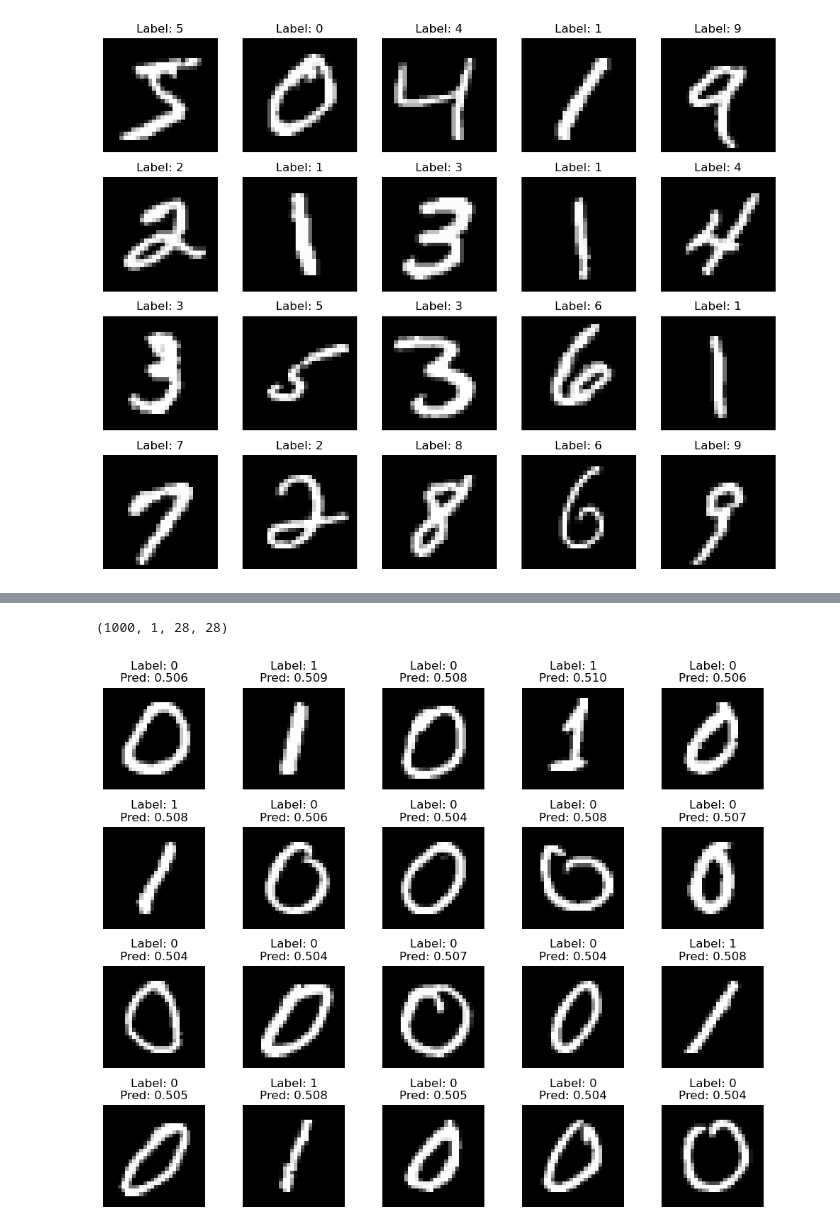
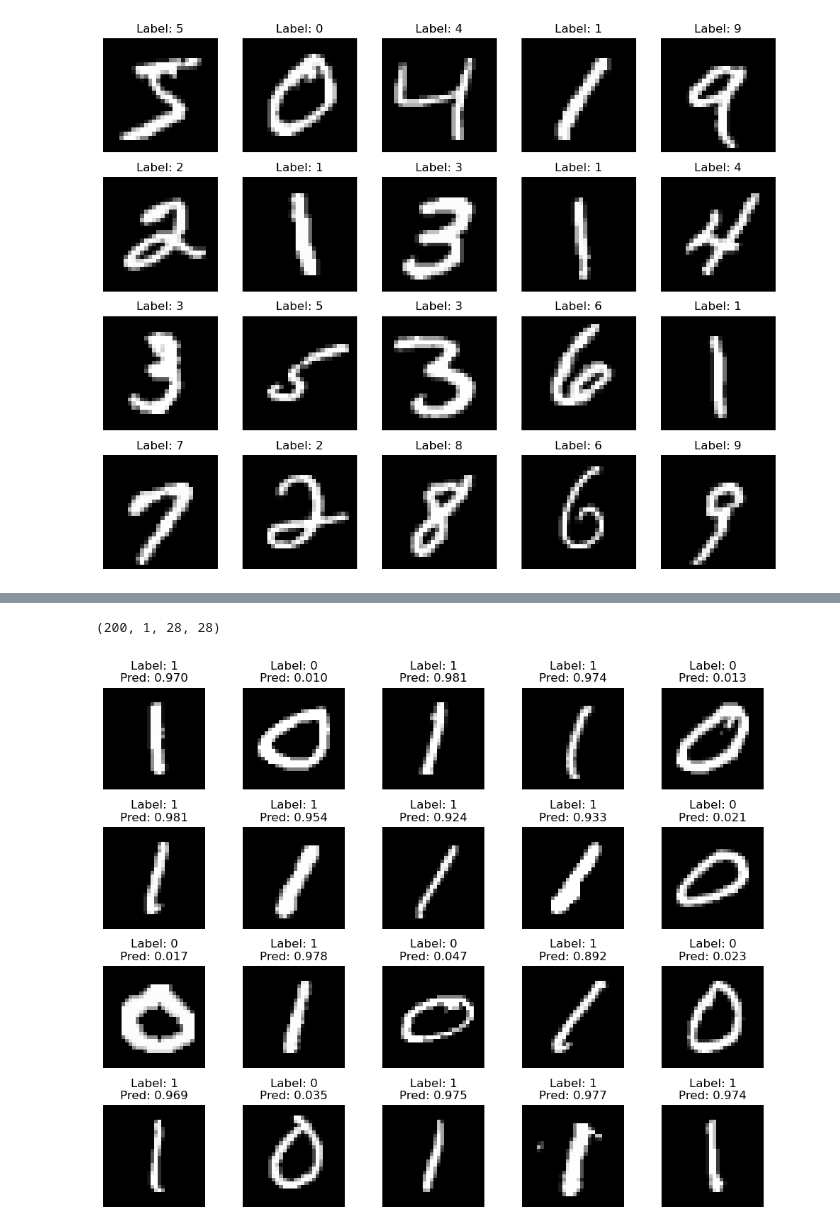
Before and after one commit to elonvg/MLbottomup, a Jupyter notebook: Deep Learning/CNN.ipynb, the cells around one changed output, grey strips where cells are left out. Drawn from its saved outputs; the diff is of its cells as text; code cells hidden in the pictures.

```diff
--- a/Deep Learning/CNN.ipynb
+++ b/Deep Learning/CNN.ipynb
@@ -82,8 +82,8 @@ shuffled_indices = np.random.permutation(len(filtered_imgs))
 filtered_imgs = filtered_imgs[shuffled_indices]
 filtered_labels = filtered_labels[shuffled_indices]
 
-train_size = 80
-val_size = 20
+train_size = 800
+val_size = 200
 
 train_imgs = np.expand_dims(filtered_imgs[:train_size, :, :], axis=1)
 train_labels = filtered_labels[:train_size].reshape(-1, 1)
@@ -189,12 +181,12 @@ KeyboardInterrupt:
 # %%
 print(val_imgs.shape)
 
 val_img_sample = val_imgs[0:20, :, :, :]
 val_label_sample = val_labels[0:20]
 
-val_pred_sample, loss = forward(val_img_sample, val_label_sample, batch_size=20)
+val_pred_sample = evaluate(network, val_img_sample)
 
 show_image_grid(val_img_sample.reshape(20, 28, 28), val_label_sample.reshape(20), val_pred_sample.reshape(20), ids=range(20), cols=5)
 # %% [output]
-(1000, 1, 28, 28)
+(200, 1, 28, 28)
-[figure, old version]
+[figure, new version]
```
Also changed, not shown: parts of 6 cells of this notebook, 3 other files.
